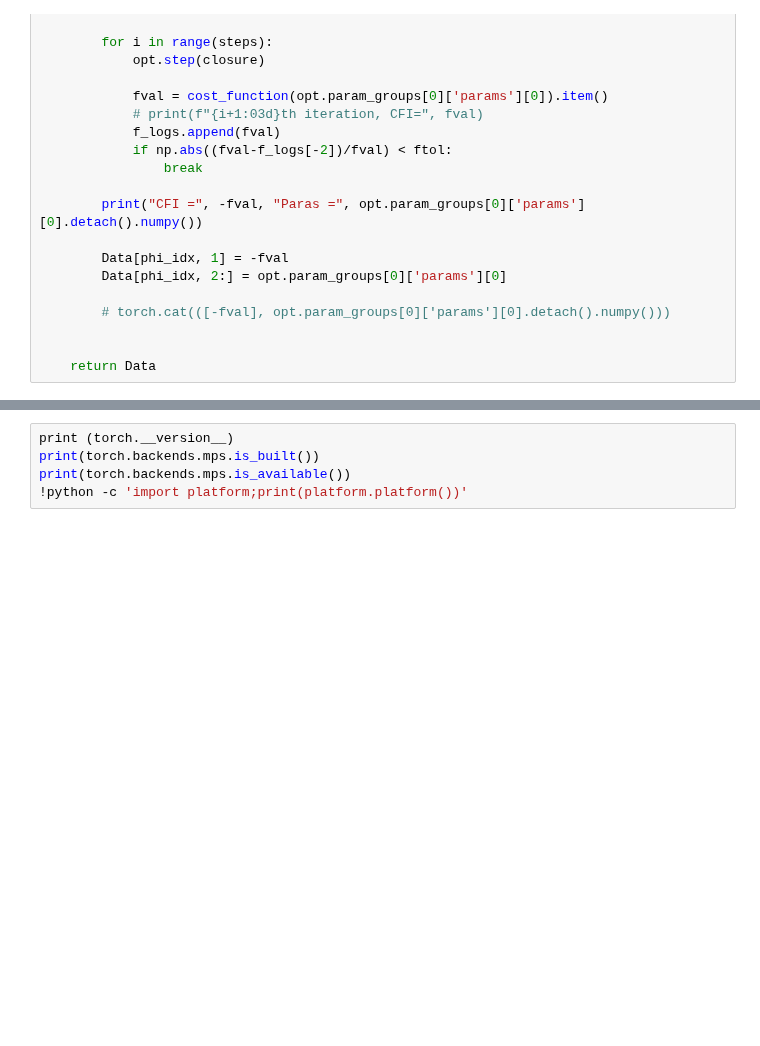
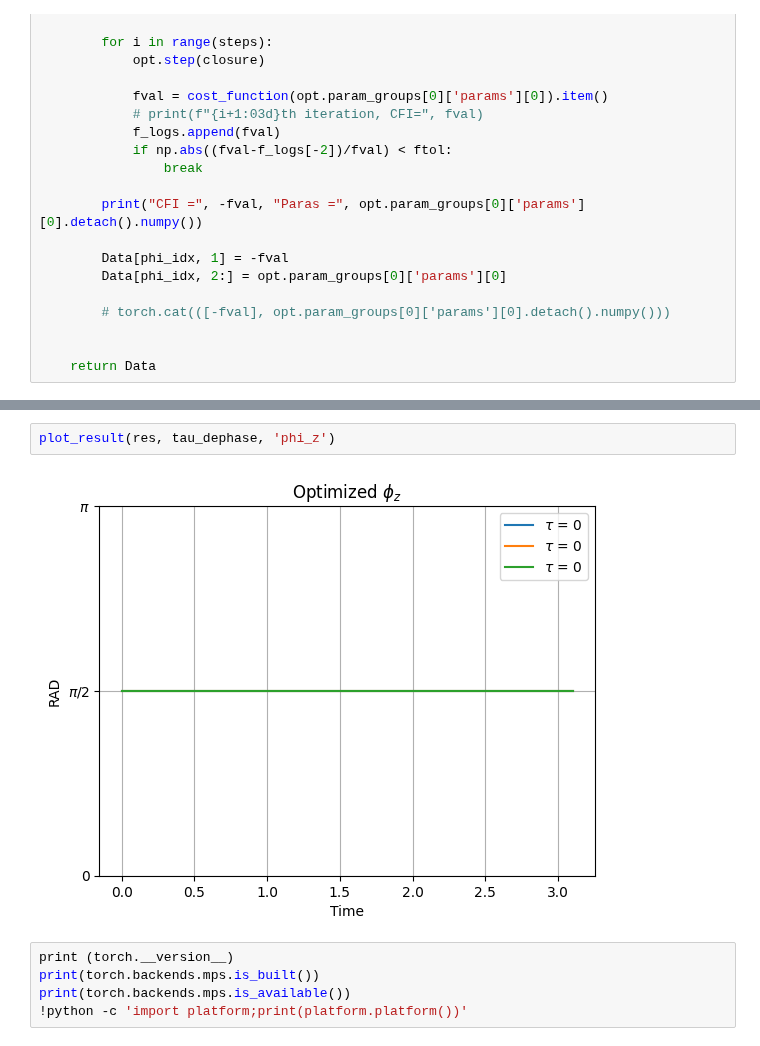
Before and after one commit to iridescent0923/Quantum_Optimization, a Jupyter notebook: Pennylane_Workspace/Metrology/CFI_optimize/Complete/1-qubit/BFGS/torch/Torch.optimization.ipynb, the cells around one changed output, grey strips where cells are left out. Saved outputs shown, nothing was run; the diff lists cells and outputs as text; blank space fills up the shorter version.

```diff
--- a/Pennylane_Workspace/Metrology/CFI_optimize/Complete/1-qubit/BFGS/torch/Torch.optimization.ipynb
+++ b/Pennylane_Workspace/Metrology/CFI_optimize/Complete/1-qubit/BFGS/torch/Torch.optimization.ipynb
@@ -350,3 +328,7 @@ tensor([[0.0000, 1.0000, 1.5707, 1.5708],
+# %%
+plot_result(res, tau_dephase, 'phi_z')
+# %% [output]
+[figure, added]
 # %%
 print (torch.__version__)
 print(torch.backends.mps.is_built())
```
Also changed, not shown: parts of 9 cells of this notebook.
